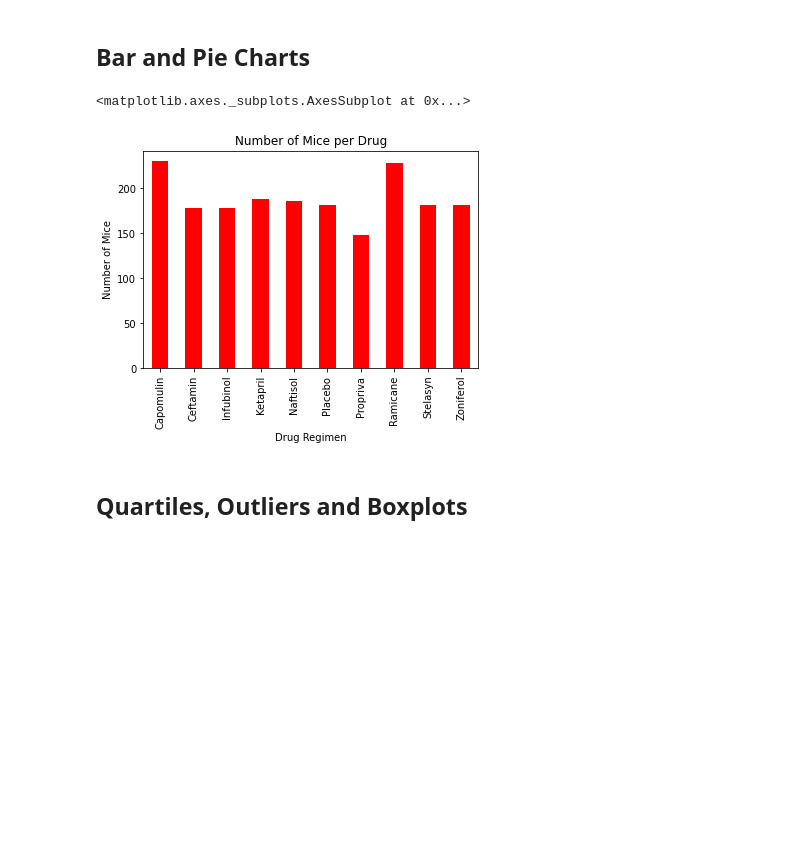
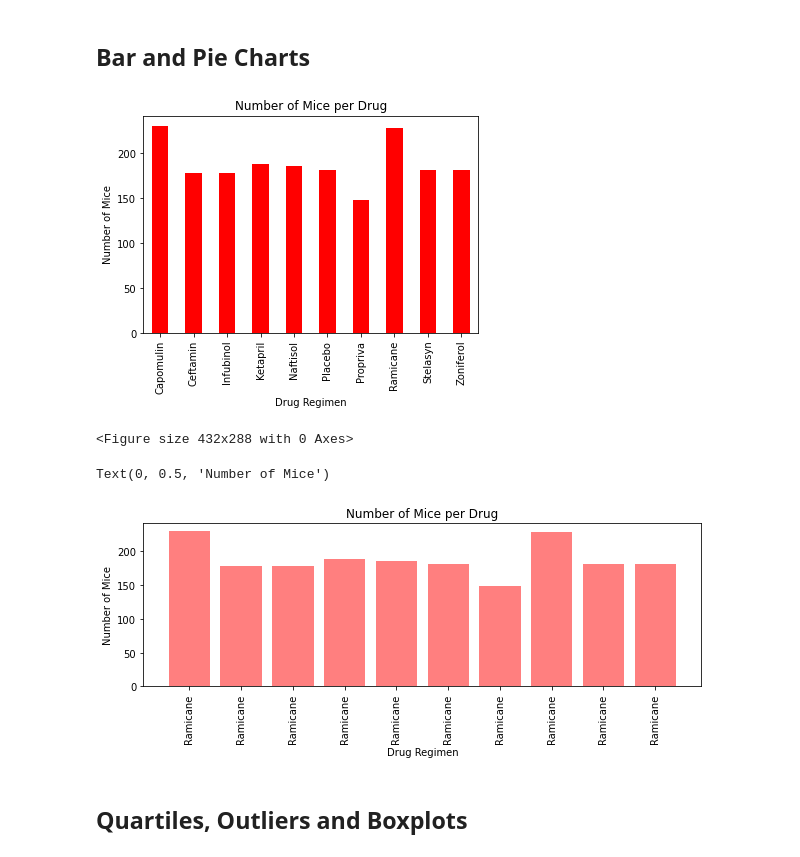
Before and after one commit to nicpie-bit/Mouse-Tumor-Analysis-Matplotlib, a Jupyter notebook: PowerOfPlots/pymaceuticals_starter.ipynb, the cells around one changed output. Cells and saved outputs as stored; diff of their text form; code cells hidden in the pictures; blank space fills up the shorter version.

Commit message:
created Images file to store graphes and added pandas/pyplot barcharts

```diff
--- a/PowerOfPlots/pymaceuticals_starter.ipynb
+++ b/PowerOfPlots/pymaceuticals_starter.ipynb
@@ -133,11 +134,15 @@ sum_stat_table2
 # %%
 # Generate a bar plot showing the total number of measurements taken on each drug regimen using pandas.
 count_per_drug = clean_mouse_data_df.groupby("Drug Regimen").count()["Mouse ID"]
-pandas_bar = count_per_drug.plot.bar(color='red')
+pandas_bar = count_per_drug.plot(kind='bar', color='red')
 plt.title("Number of Mice per Drug")
 plt.xlabel("Drug Regimen")
 plt.ylabel("Number of Mice")
 pandas_bar
+
+plt.show()
+plt.tight_layout()
+plt.savefig("../Images/Pan_mice_per_treat.png")
 # %% [output]
+[figure]
-<matplotlib.axes._subplots.AxesSubplot at 0x...>
+<Figure size 432x288 with 0 Axes>
-[figure]
@@ -146,3 +149,22 @@ pandas_bar
+# %%
+# Generate a bar plot showing the total number of measurements taken on each drug regimen using pyplot.
+x_axis = np.arange(len(count_per_drug))
+tick_locations = [value for value in x_axis]
+plt.figure(figsize=(10,3))
+plt.bar(x_axis, count_per_drug, color='r', alpha=0.5, align="center")
+plt.xticks(tick_locations, clean_mouse_data_df["Drug Regimen"], rotation="vertical")
+
+# Set a Title and labels
+plt.title("Number of Mice per Drug")
+plt.xlabel("Drug Regimen")
+plt.ylabel("Number of Mice")
+
+plt.tight_layout()
+plt.savefig("../Images/mice_per_drug.png")
+plt.show()
+# %% [output]
+Text(0, 0.5, 'Number of Mice')
+[figure, added]
 # %%
 # Generate a pie plot showing the distribution of female versus male mice using pandas
 # %%
```
Also changed, not shown: parts of 2 cells of this notebook, 2 other files.
